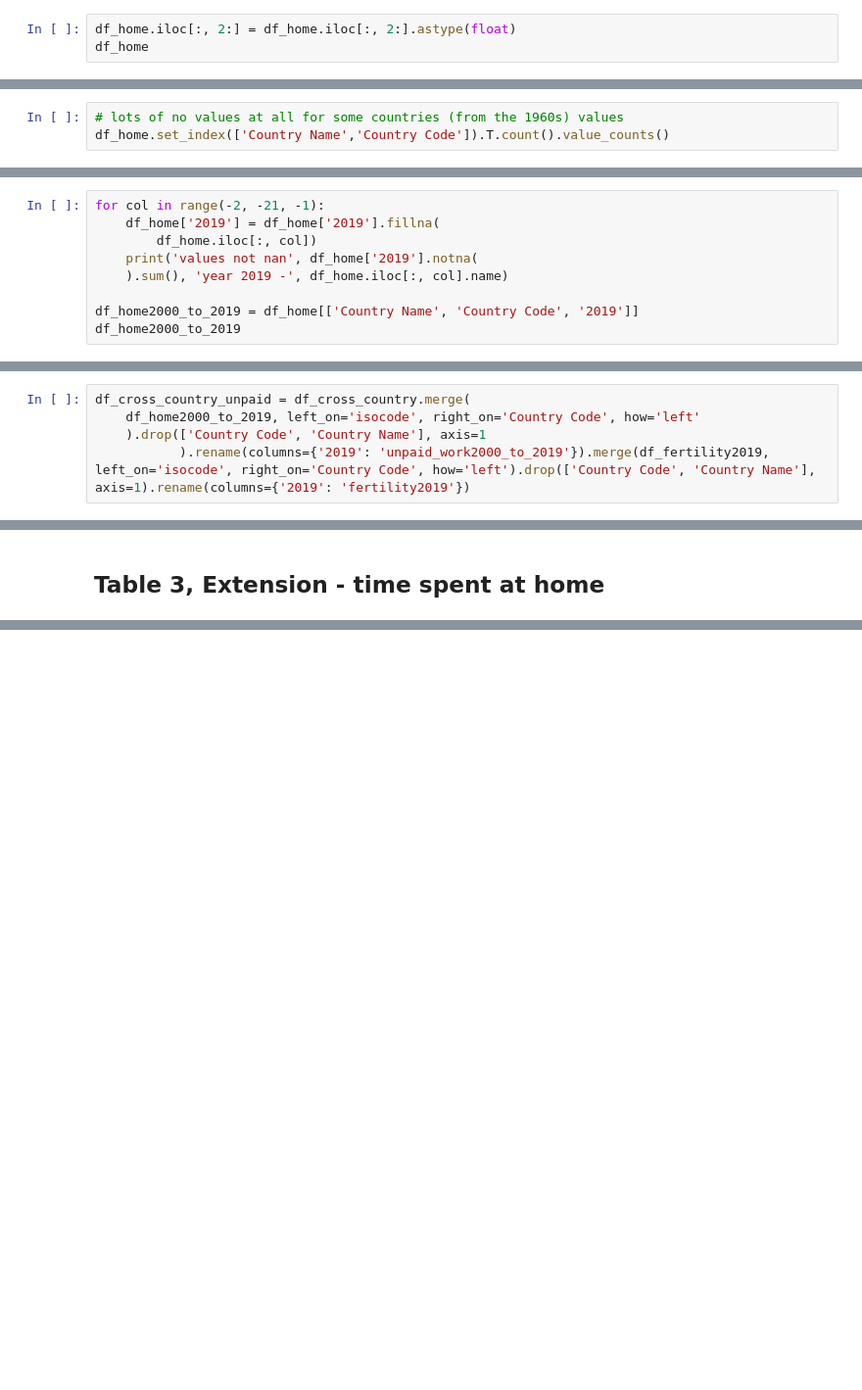
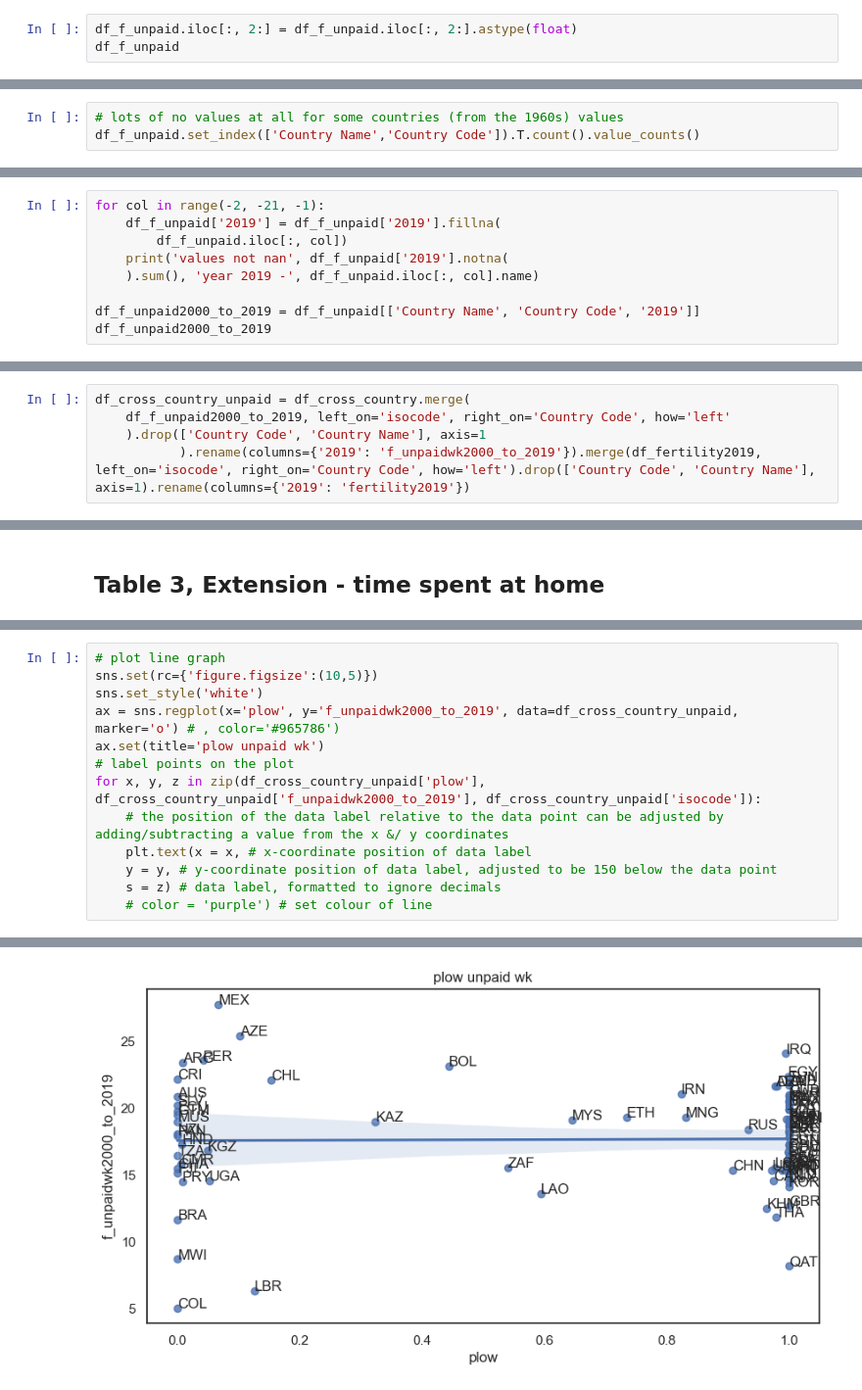
Before and after one commit to rureddish/EPFL_MGT-494_Paper_Extension, a Jupyter notebook: explore.ipynb, the cells around one changed output, grey strips where cells are left out. Shown: that part at 98% size. Drawn from its saved outputs; the diff is of its cells as text; blank space fills up the shorter version.

Commit message:
female unpaid work with plot as well

```diff
--- a/explore.ipynb
+++ b/explore.ipynb
@@ -242,8 +248,8 @@ df_home
 | 265 | Zimbabwe | ZWE | NaN | NaN | NaN | NaN | NaN | NaN | NaN | NaN | ... |
 266 rows × 62 columns
 # %%
-df_home.iloc[:, 2:] = df_home.iloc[:, 2:].astype(float)
-df_home
+df_f_unpaid.iloc[:, 2:] = df_f_unpaid.iloc[:, 2:].astype(float)
+df_f_unpaid
 # %% [output]
 |  | Country Name | Country Code | 1960 | 1961 | 1962 | 1963 | 1964 | 1965 | 1966 | 1967 | ... |
 | 0 | Aruba | ABW | NaN | NaN | NaN | NaN | NaN | NaN | NaN | NaN | ... |
@@ -260,7 +266,7 @@ df_home
 266 rows × 62 columns
 # %%
 # lots of no values at all for some countries (from the 1960s) values
-df_home.set_index(['Country Name','Country Code']).T.count().value_counts()
+df_f_unpaid.set_index(['Country Name','Country Code']).T.count().value_counts()
 # %% [output]
 0     177
 1      44
@@ -273,13 +279,13 @@ df_home.set_index(['Country Name','Country Code']).T.count().value_counts()
 dtype: int64
 # %%
 for col in range(-2, -21, -1):
-    df_home['2019'] = df_home['2019'].fillna(
-        df_home.iloc[:, col])
-    print('values not nan', df_home['2019'].notna(
-    ).sum(), 'year 2019 -', df_home.iloc[:, col].name)
+    df_f_unpaid['2019'] = df_f_unpaid['2019'].fillna(
+        df_f_unpaid.iloc[:, col])
+    print('values not nan', df_f_unpaid['2019'].notna(
+    ).sum(), 'year 2019 -', df_f_unpaid.iloc[:, col].name)
 
-df_home2000_to_2019 = df_home[['Country Name', 'Country Code', '2019']]
-df_home2000_to_2019
+df_f_unpaid2000_to_2019 = df_f_unpaid[['Country Name', 'Country Code', '2019']]
+df_f_unpaid2000_to_2019
 # %% [output]
 values not nan 7 year 2019 - 2018
 values not nan 13 year 2019 - 2017
@@ -336,9 +342,9 @@ df_fertility2019
 ## Paper + Minutes spent at home data
 # %%
 df_cross_country_unpaid = df_cross_country.merge(
-    df_home2000_to_2019, left_on='isocode', right_on='Country Code', how='left'
+    df_f_unpaid2000_to_2019, left_on='isocode', right_on='Country Code', how='left'
     ).drop(['Country Code', 'Country Name'], axis=1
-           ).rename(columns={'2019': 'unpaid_work2000_to_2019'}).merge(df_fertility2019, left_on='isocode', right_on='Country Code', how='left').drop(['Country Code', 'Country Name'], axis=1).rename(columns={'2019': 'fertility2019'})
+           ).rename(columns={'2019': 'f_unpaidwk2000_to_2019'}).merge(df_fertility2019, left_on='isocode', right_on='Country Code', how='left').drop(['Country Code', 'Country Name'], axis=1).rename(columns={'2019': 'fertility2019'})
 # %% [markdown]
 # Regression Models
 # %% [markdown]
@@ -727,0 +736,14 @@ Notes:
+# %%
+# plot line graph
+sns.set(rc={'figure.figsize':(10,5)})
+sns.set_style('white')
+ax = sns.regplot(x='plow', y='f_unpaidwk2000_to_2019', data=df_cross_country_unpaid, marker='o') # , color='#965786')
+ax.set(title='plow unpaid wk')
+# label points on the plot
+for x, y, z in zip(df_cross_country_unpaid['plow'], df_cross_country_unpaid['f_unpaidwk2000_to_2019'], df_cross_country_unpaid['isocode']):
+    # the position of the data label relative to the data point can be adjusted by adding/subtracting a value from the x &/ y coordinates
+    plt.text(x = x, # x-coordinate position of data label
+    y = y, # y-coordinate position of data label, adjusted to be 150 below the data point
+    s = z) # data label, formatted to ignore decimals
+    # color = 'purple') # set colour of line
+# %% [output]
@@ -727,0 +767 @@ Notes:
+[figure, added]
```
Also changed, not shown: parts of 23 cells of this notebook, 2 other files.
